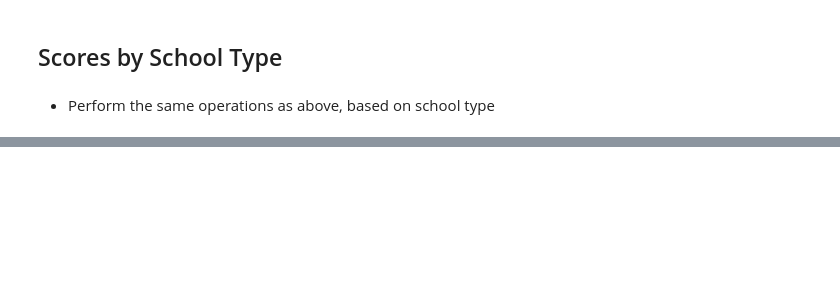
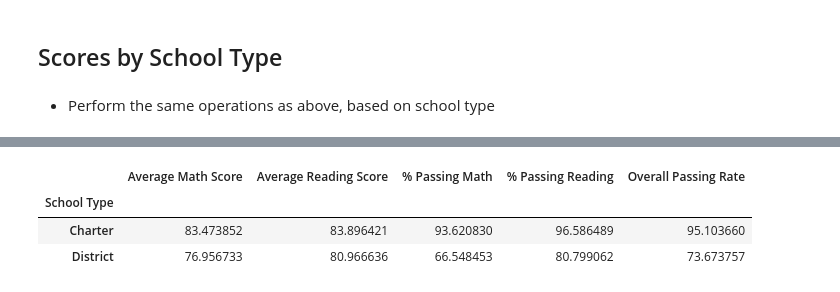
Before and after one commit to stasmruz/pandas_challange, a Jupyter notebook: PyCitySchools/PyCitySchools_starter.ipynb, the cells around one changed output, grey strips where cells are left out. Drawn from its saved outputs; the diff is of its cells as text; code cells hidden in the pictures; blank space fills up the shorter version.

```diff
--- a/PyCitySchools/PyCitySchools_starter.ipynb
+++ b/PyCitySchools/PyCitySchools_starter.ipynb
@@ -361,0 +372,15 @@ See the caveats in the documentation: https://pandas.pydata.org/pandas-docs/stab
+# %%
+scores_by_type = school_summary_df[["School Names",
+                                    "School Type",
+                                    "Average Math Score",
+                                    "Average Reading Score",
+                                    "% Passing Math",
+                                    "% Passing Reading",
+                                    "Overall Passing Rate"]]
+scores_by_type = scores_by_type.groupby("School Type")
+scores_by_type.mean()
+# %% [output]
+|  | Average Math Score | Average Reading Score | % Passing Math | % Passing Reading | Overall Passing Rate |
+| School Type |  |  |  |  |  |
+| Charter | 83.473852 | 83.896421 | 93.620830 | 96.586489 | 95.103660 |
+| District | 76.956733 | 80.966636 | 66.548453 | 80.799062 | 73.673757 |
```
Also changed, not shown: parts of 4 cells of this notebook.
